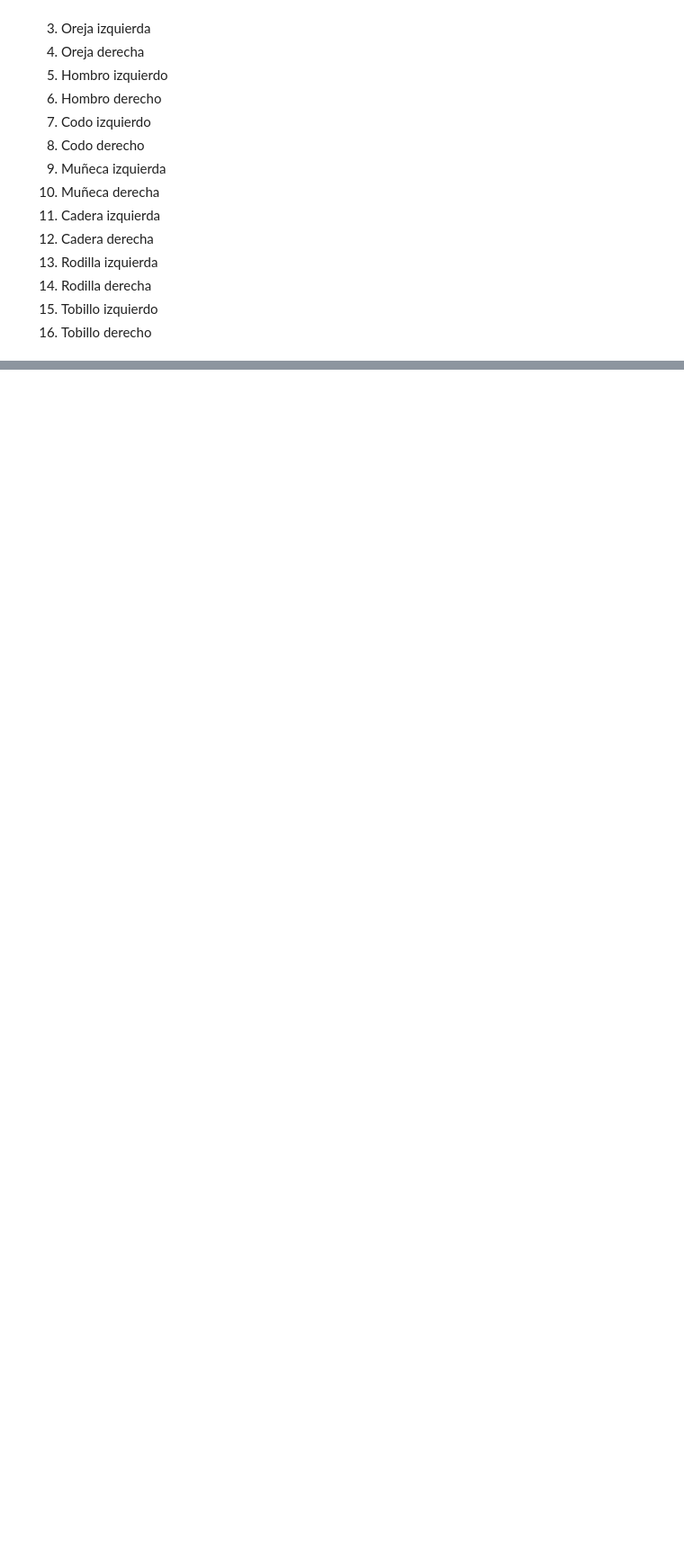
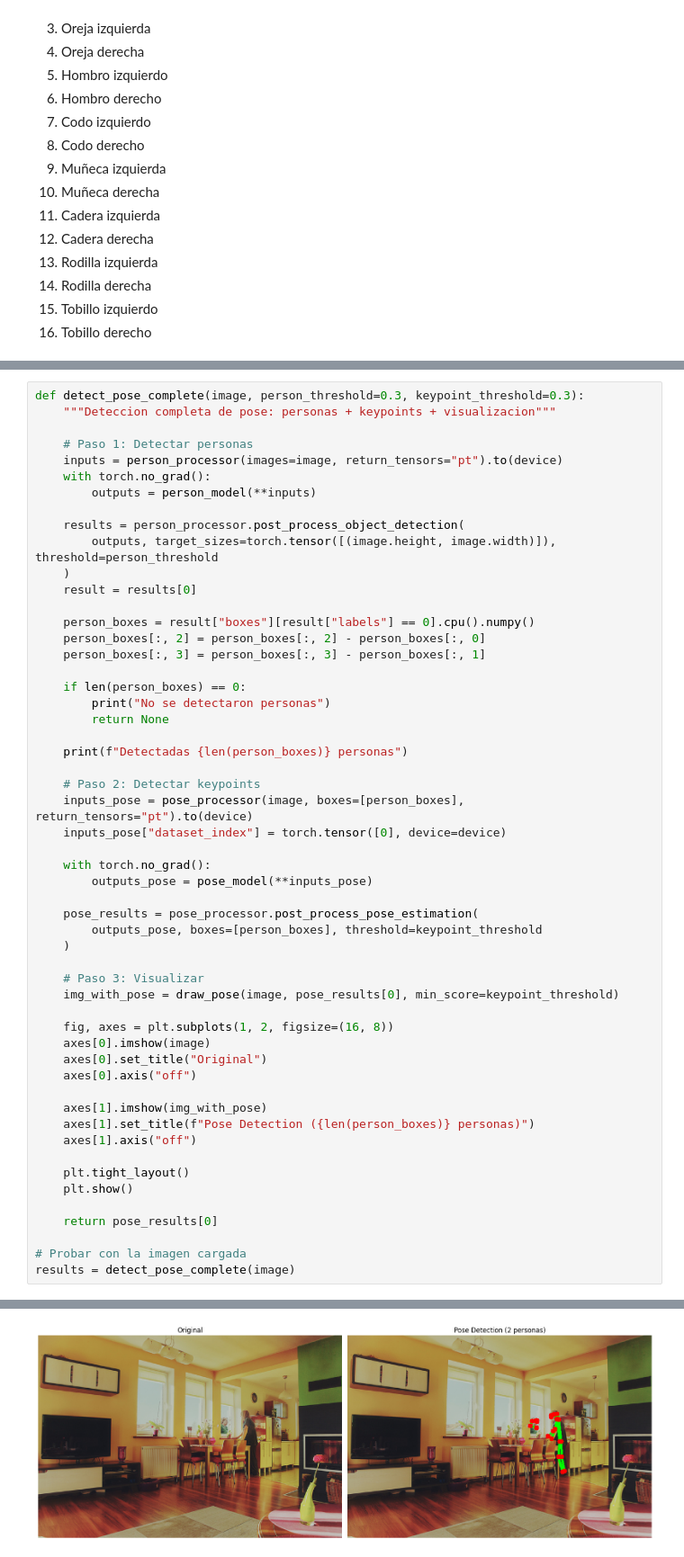
Before and after one commit to sergiovillanueva/Modelos_Fundacionales, a Jupyter notebook: 6_Pose.ipynb, the cells around one changed output, grey strips where cells are left out. Shown at 90% size. Cells and saved outputs as stored; diff of their text form; blank space fills up the shorter version.

```diff
--- a/6_Pose.ipynb
+++ b/6_Pose.ipynb
@@ -193,0 +254,55 @@ draw_keypoints_custom(image_person, results)
+# %%
+def detect_pose_complete(image, person_threshold=0.3, keypoint_threshold=0.3):
+    """Deteccion completa de pose: personas + keypoints + visualizacion"""
+
+    # Paso 1: Detectar personas
+    inputs = person_processor(images=image, return_tensors="pt").to(device)
+    with torch.no_grad():
+        outputs = person_model(**inputs)
+
+    results = person_processor.post_process_object_detection(
+        outputs, target_sizes=torch.tensor([(image.height, image.width)]), threshold=person_threshold
+    )
+    result = results[0]
+
+    person_boxes = result["boxes"][result["labels"] == 0].cpu().numpy()
+    person_boxes[:, 2] = person_boxes[:, 2] - person_boxes[:, 0]
+    person_boxes[:, 3] = person_boxes[:, 3] - person_boxes[:, 1]
+
+    if len(person_boxes) == 0:
+        print("No se detectaron personas")
+        return None
+
+    print(f"Detectadas {len(person_boxes)} personas")
+
+    # Paso 2: Detectar keypoints
+    inputs_pose = pose_processor(image, boxes=[person_boxes], return_tensors="pt").to(device)
+    inputs_pose["dataset_index"] = torch.tensor([0], device=device)
+
+    with torch.no_grad():
+        outputs_pose = pose_model(**inputs_pose)
+
+    pose_results = pose_processor.post_process_pose_estimation(
+        outputs_pose, boxes=[person_boxes], threshold=keypoint_threshold
+    )
+
+    # Paso 3: Visualizar
+    img_with_pose = draw_pose(image, pose_results[0], min_score=keypoint_threshold)
+
+    fig, axes = plt.subplots(1, 2, figsize=(16, 8))
+    axes[0].imshow(image)
+    axes[0].set_title("Original")
+    axes[0].axis("off")
+
+    axes[1].imshow(img_with_pose)
+    axes[1].set_title(f"Pose Detection ({len(person_boxes)} personas)")
+    axes[1].axis("off")
+
+    plt.tight_layout()
+    plt.show()
+
+    return pose_results[0]
+
+# Probar con la imagen cargada
+results = detect_pose_complete(image)
+# %% [output]
@@ -194 +310,2 @@ draw_keypoints_custom(image_person, results)
+[figure, added]
 # %% [markdown]
```
Also changed, not shown: parts of 27 cells of this notebook, 9 other files.
